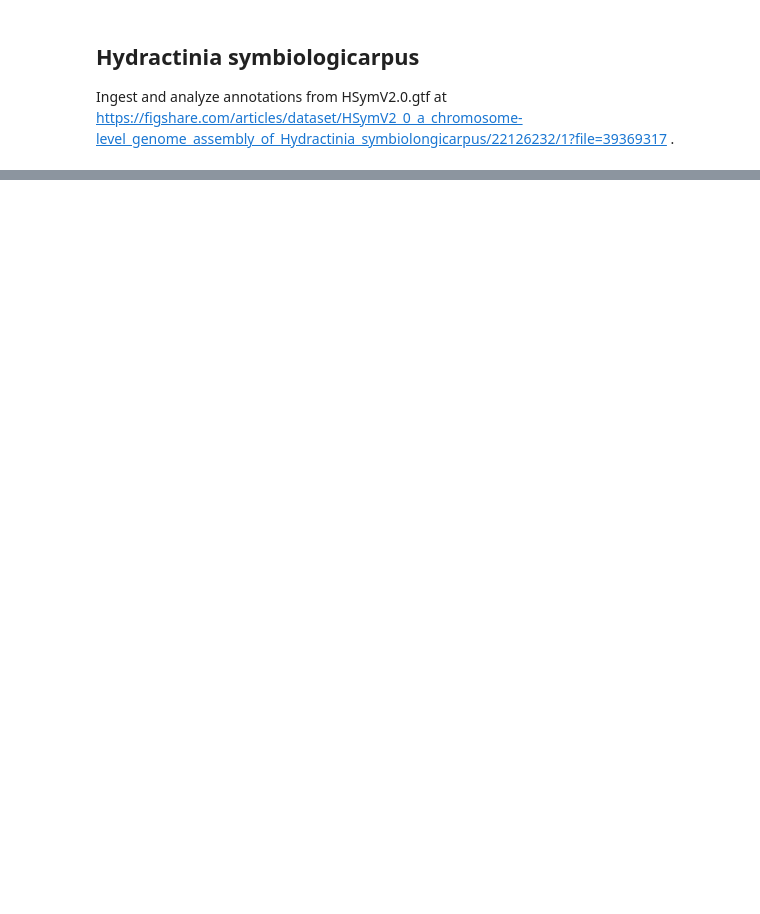
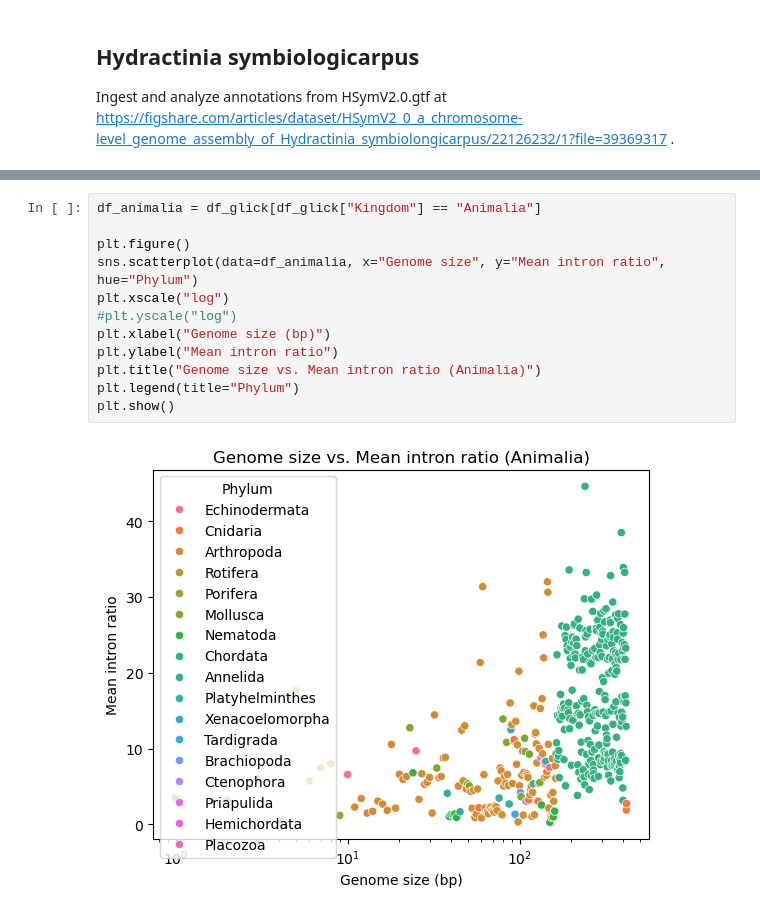
Before and after one commit to dunnlab/nanomia_genome, a Jupyter notebook: analyses_annotation/gene_notebook.ipynb, the cells around one changed output, grey strips where cells are left out. Saved outputs shown, nothing was run; the diff lists cells and outputs as text; blank space fills up the shorter version.

```diff
--- a/analyses_annotation/gene_notebook.ipynb
+++ b/analyses_annotation/gene_notebook.ipynb
@@ -108,0 +134,14 @@ AttributeError: 'NoneType' object has no attribute 'replace'
+# %%
+df_animalia = df_glick[df_glick["Kingdom"] == "Animalia"]
+
+plt.figure()
+sns.scatterplot(data=df_animalia, x="Genome size", y="Mean intron ratio", hue="Phylum")
+plt.xscale("log")
+#plt.yscale("log")
+plt.xlabel("Genome size (bp)")
+plt.ylabel("Mean intron ratio")
+plt.title("Genome size vs. Mean intron ratio (Animalia)")
+plt.legend(title="Phylum")
+plt.show()
+# %% [output]
+[figure, added]
```
Also changed, not shown: parts of 17 cells of this notebook, 2 other files.
